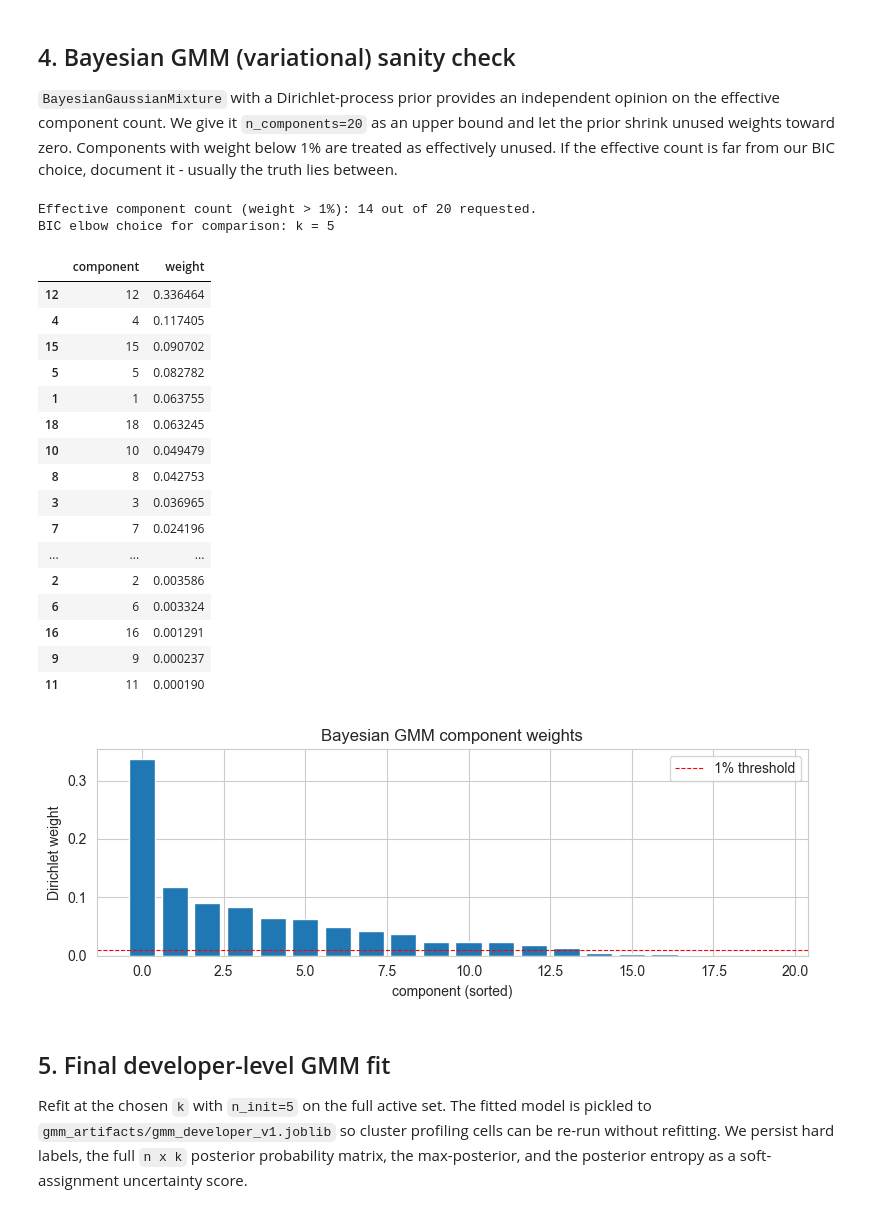
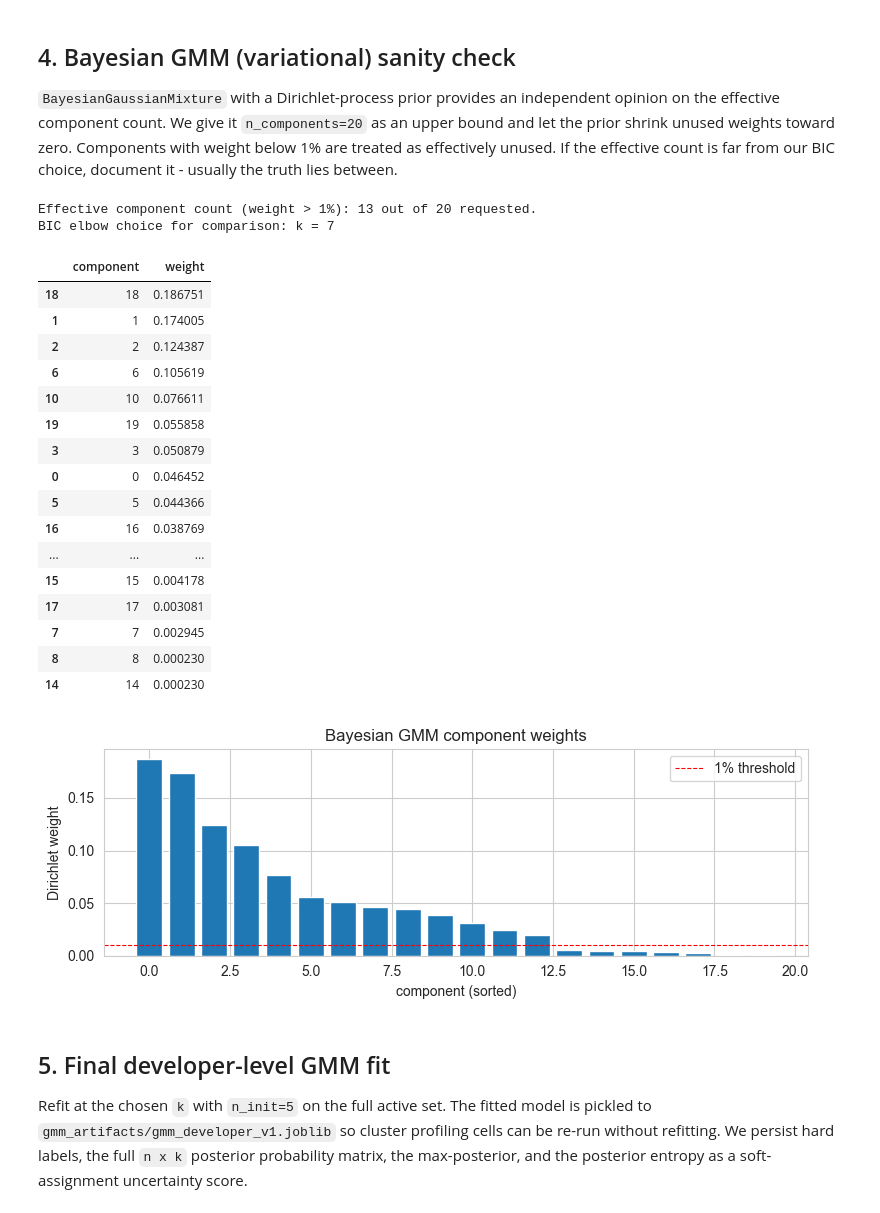
Before and after one commit to WBDoran/Spring2026_IndustryProject, a Jupyter notebook: GMM_Cluster.ipynb, the cells around one changed output. Cells and saved outputs as stored; diff of their text form; code cells hidden in the pictures.

Commit message:
GMM Finalized Cluster Analysis (5/18)

```diff
--- a/GMM_Cluster.ipynb
+++ b/GMM_Cluster.ipynb
@@ -240,0 +241,15 @@ Scaled matrix shape: (7660278, 40)
+# %%
+feature_names = list(X.columns)
+
+# Cast to float32 before scaling: halves peak memory (1.14 GiB vs 2.28 GiB per array).
+# StandardScaler preserves dtype, so X_scaled will also be float32.
+X_arr = X.values.astype(np.float32)
+del X
+gc.collect()
+
+scaler = StandardScaler()
+X_scaled = scaler.fit_transform(X_arr)
+del X_arr
+gc.collect()
+
+print(f'Scaled matrix shape: {X_scaled.shape}, dtype: {X_scaled.dtype}')
@@ -243,7 +260,9 @@ Scaled matrix shape: (7660278, 40)
 
 Fitting full-covariance GMM on the entire active universe for `k` in `2..12` is wasteful and memory-bound. We take a stratified subsample (200k-500k rows) stratified on `final_lifecycle_status` so rare high-effort cohorts do not disappear from the sweep. The final chosen-`k` model is then refit on the full active population using the StandardScaler that was already fit on the subsample inputs.
 # %%
-TARGET_SAMPLE = 300_000
+# 100k is sufficient to locate the BIC elbow; 300k with full covariance makes the sweep
+# take 30+ minutes and blocks the VS Code kernel. The final fit uses the full active set.
+TARGET_SAMPLE = 100_000
 
 if len(active_df) <= TARGET_SAMPLE:
     sample_idx = np.arange(len(active_df))
@@ -275,6 +294,15 @@ Covariance type defaults to `full`; if memory or runtime becomes prohibitive, fa
 # %%
 K_RANGE = list(range(2, 13))
+
+# Sweep uses diag covariance: each component needs 40 scalars instead of a 40x40 matrix,
+# roughly 10-20x faster per EM step. The elbow location is stable across covariance types.
+# COV_TYPE (full) is reserved for the final single-k fit in section 5.
 COV_TYPE = 'full'
+SWEEP_COV_TYPE = 'diag'
+
+# X_scaled is stored as float32 to save memory, but sklearn GMM Cholesky decomposition
+# requires float64 precision. The 100k sample is only 32 MB in float64.
+X_sample_64 = X_sample.astype(np.float64)
 
 bic_scores, aic_scores, fit_times = [], [], []
 import time
@@ -283,16 +311,16 @@ for k in K_RANGE:
     t0 = time.time()
     gmm_k = GaussianMixture(
         n_components=k,
-        covariance_type=COV_TYPE,
+        covariance_type=SWEEP_COV_TYPE,
         random_state=RANDOM_STATE,
-        n_init=3,
+        n_init=1,
         max_iter=200,
         tol=1e-3,
         reg_covar=1e-5,
     )
-    gmm_k.fit(X_sample)
-    bic_scores.append(gmm_k.bic(X_sample))
-    aic_scores.append(gmm_k.aic(X_sample))
+    gmm_k.fit(X_sample_64)
+    bic_scores.append(gmm_k.bic(X_sample_64))
+    aic_scores.append(gmm_k.aic(X_sample_64))
     fit_times.append(time.time() - t0)
     print(f'k={k:2d}  BIC={bic_scores[-1]:.1f}  AIC={aic_scores[-1]:.1f}  fit_time={fit_times[-1]:.1f}s')
 
@@ -378,52 +406,52 @@ bgmm = BayesianGaussianMixture(
     n_components=BGMM_MAX_K,
     covariance_type='full',
     weight_concentration_prior_type='dirichlet_process',
     weight_concentration_prior=1e-2,
     random_state=RANDOM_STATE,
     n_init=1,
     max_iter=300,
     tol=1e-3,
     reg_covar=1e-5,
 )
-bgmm.fit(X_sample)
+bgmm.fit(X_sample_64)
 
 weights = bgmm.weights_
 effective = int((weights > 0.01).sum())
 print(f'Effective component count (weight > 1%): {effective} out of {BGMM_MAX_K} requested.')
 print(f'BIC elbow choice for comparison: k = {K_CHOSEN}')
 weights_df = pd.DataFrame({'component': range(BGMM_MAX_K), 'weight': weights}).sort_values('weight', ascending=False)
 display(weights_df.head(BGMM_MAX_K))
 
 plt.figure(figsize=(8, 3))
 plt.bar(range(BGMM_MAX_K), np.sort(weights)[::-1])
 plt.axhline(0.01, color='red', linestyle='--', linewidth=0.8, label='1% threshold')
 plt.xlabel('component (sorted)')
 plt.ylabel('Dirichlet weight')
 plt.title('Bayesian GMM component weights')
 plt.legend()
 plt.tight_layout()
 plt.show()
 # %% [output]
-Effective component count (weight > 1%): 14 out of 20 requested.
-BIC elbow choice for comparison: k = 5
+Effective component count (weight > 1%): 13 out of 20 requested.
+BIC elbow choice for comparison: k = 7
 |  | component | weight |
-| 12 | 12 | 0.336464 |
-| 4 | 4 | 0.117405 |
-| 15 | 15 | 0.090702 |
-| 5 | 5 | 0.082782 |
-| 1 | 1 | 0.063755 |
-| 18 | 18 | 0.063245 |
-| 10 | 10 | 0.049479 |
-| 8 | 8 | 0.042753 |
-| 3 | 3 | 0.036965 |
-| 7 | 7 | 0.024196 |
+| 18 | 18 | 0.186751 |
+| 1 | 1 | 0.174005 |
+| 2 | 2 | 0.124387 |
+| 6 | 6 | 0.105619 |
+| 10 | 10 | 0.076611 |
+| 19 | 19 | 0.055858 |
+| 3 | 3 | 0.050879 |
+| 0 | 0 | 0.046452 |
+| 5 | 5 | 0.044366 |
+| 16 | 16 | 0.038769 |
 | ... | ... | ... |
-| 2 | 2 | 0.003586 |
-| 6 | 6 | 0.003324 |
-| 16 | 16 | 0.001291 |
-| 9 | 9 | 0.000237 |
-| 11 | 11 | 0.000190 |
+| 15 | 15 | 0.004178 |
+| 17 | 17 | 0.003081 |
+| 7 | 7 | 0.002945 |
+| 8 | 8 | 0.000230 |
+| 14 | 14 | 0.000230 |
-[figure, old version]
+[figure, new version]
 # %% [markdown]
 ## 5. Final developer-level GMM fit
 
```
Also changed, not shown: parts of 21 cells of this notebook, 1 other file.
